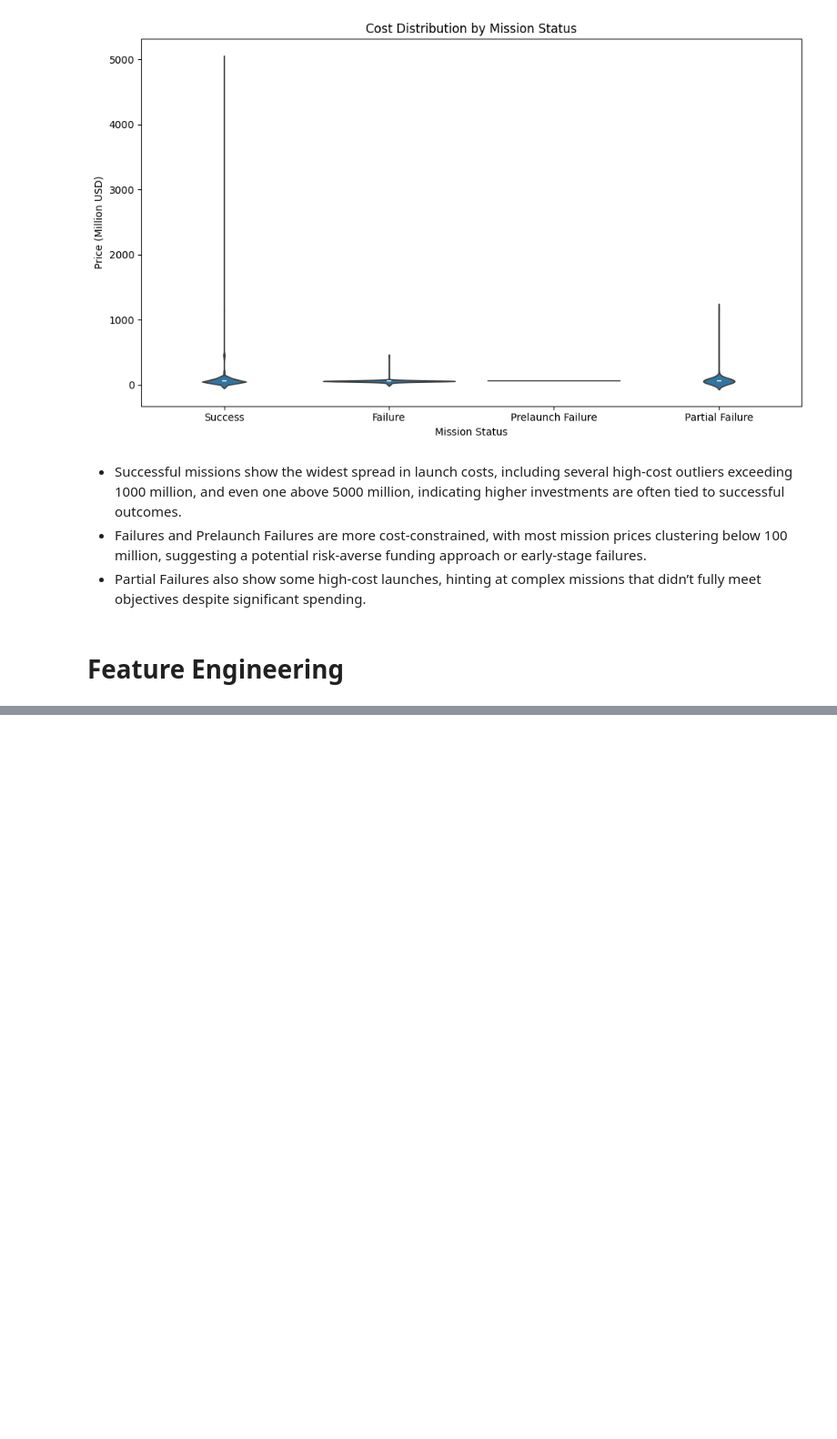
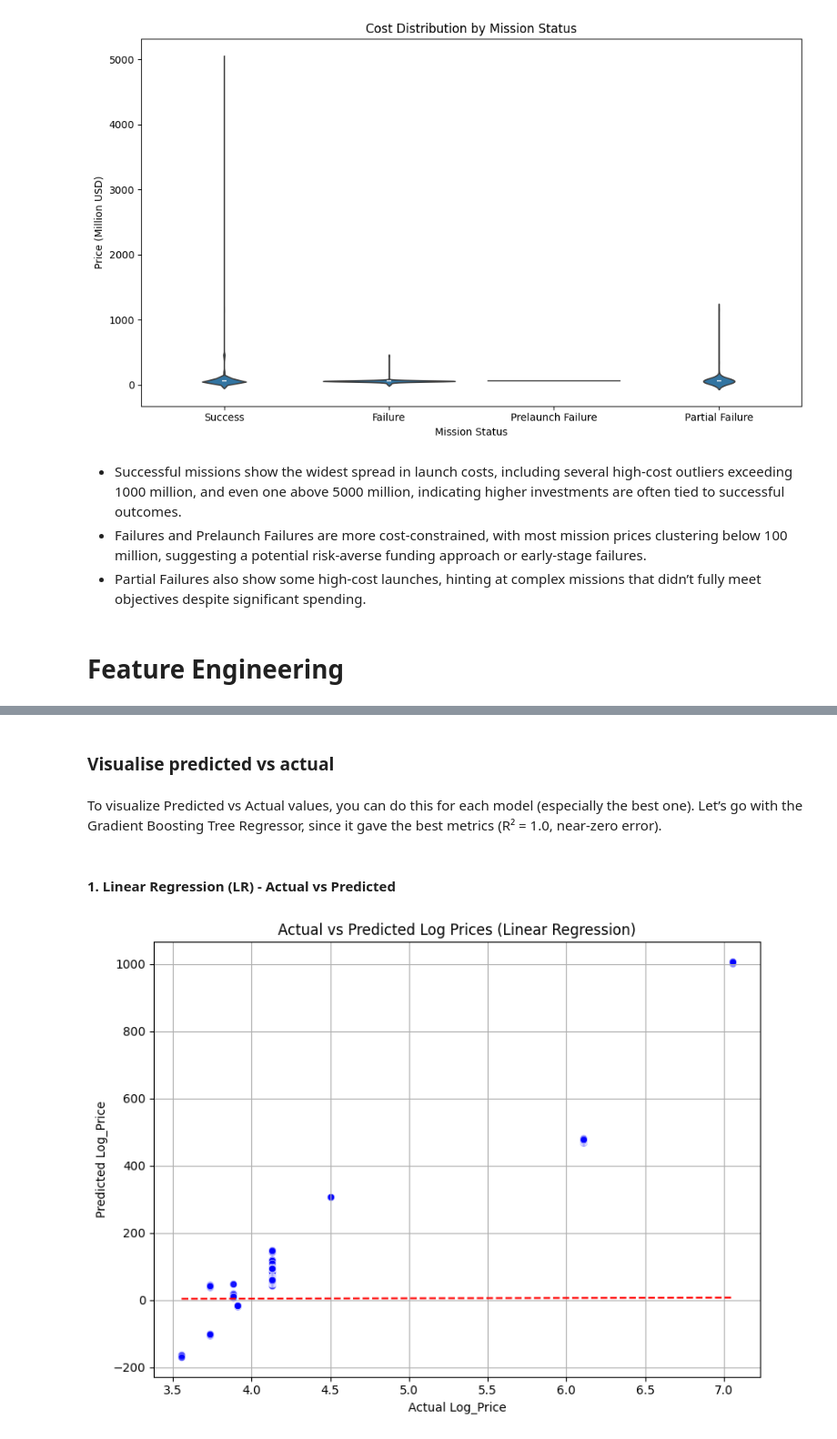
Before and after one commit to manishaachary13/Space-Launch-Mission, a Jupyter notebook: mission launch.ipynb, the cells around one changed output, grey strips where cells are left out. Shown at 91% size. Drawn from its saved outputs; the diff is of its cells as text; code cells hidden in the pictures; blank space fills up the shorter version.

```diff
--- a/mission launch.ipynb
+++ b/mission launch.ipynb
@@ -810,0 +964,18 @@ plt.show()
+# %%
+from pyspark.ml.regression import LinearRegression
+from pyspark.ml.evaluation import RegressionEvaluator
+
+# Initialize the Linear Regression model
+lr = LinearRegression(featuresCol="features", labelCol="Price")
+
+# Train the model
+lr_model = lr.fit(train_df)
+
+# Make predictions on the test data
+lr_predictions = lr_model.transform(test_df)
+
+# Evaluate the model using RMSE
+evaluator = RegressionEvaluator(labelCol="Price", predictionCol="prediction", metricName="rmse")
+lr_rmse = evaluator.evaluate(lr_predictions)
+
+print(f"Linear Regression RMSE: {lr_rmse}")
@@ -810,0 +1338,28 @@ plt.show()
+# %% [markdown]
+### Visualise predicted vs actual
+# %% [markdown]
+To visualize Predicted vs Actual values, you can do this for each model (especially the best one). Let’s go with the Gradient Boosting Tree Regressor, since it gave the best metrics (R² = 1.0, near-zero error).
+# %% [markdown]
+#### 1. Linear Regression (LR) - Actual vs Predicted
+# %%
+# Make predictions on the training data
+lr_predictions = lr_model.transform(train_df)
+
+# Convert to Pandas for visualization
+lr_prediction_pd = lr_predictions.select("Log_Price", "prediction").toPandas()
+
+# Plot Actual vs Predicted for Linear Regression
+plt.figure(figsize=(8, 6))
+sns.scatterplot(x="Log_Price", y="prediction", data=lr_prediction_pd, alpha=0.7, color="blue")
+plt.plot([lr_prediction_pd.Log_Price.min(), lr_prediction_pd.Log_Price.max()],
+         [lr_prediction_pd.Log_Price.min(), lr_prediction_pd.Log_Price.max()],
+         '--r')  # Diagonal line
+
+plt.xlabel("Actual Log_Price")
+plt.ylabel("Predicted Log_Price")
+plt.title("Actual vs Predicted Log Prices (Linear Regression)")
+plt.grid(True)
+plt.tight_layout()
+plt.show()
+# %% [output]
+[figure, added]
```
Also changed, not shown: parts of 51 cells of this notebook.
